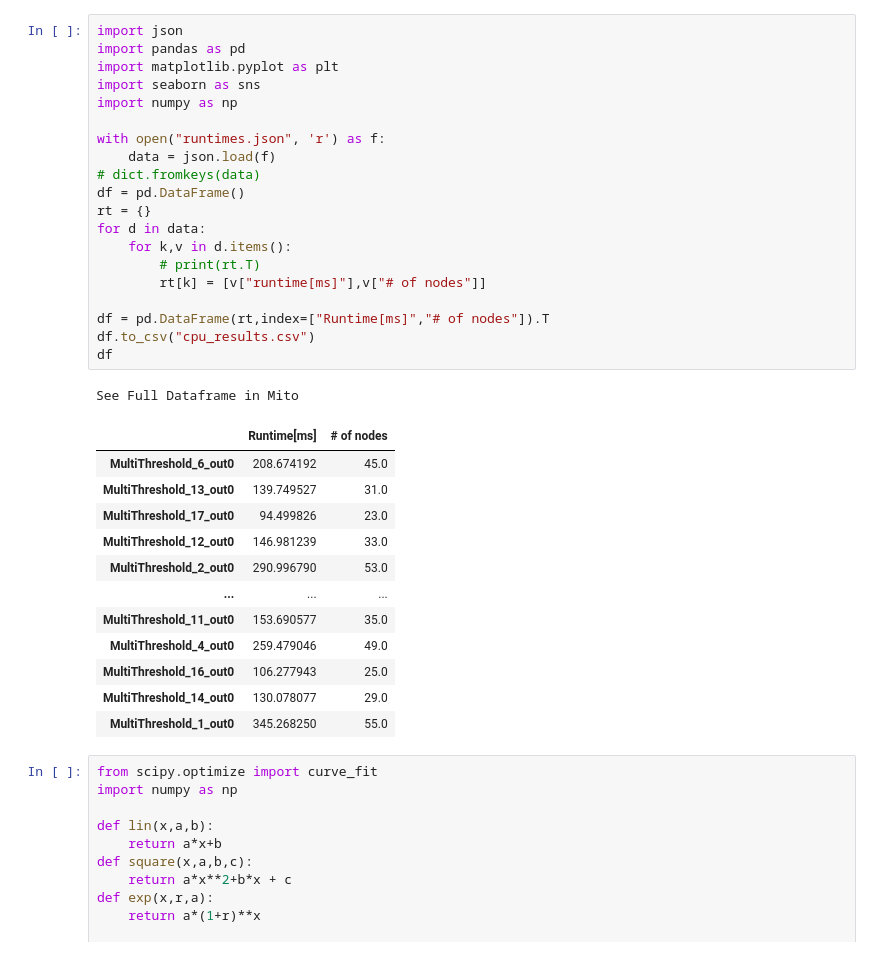
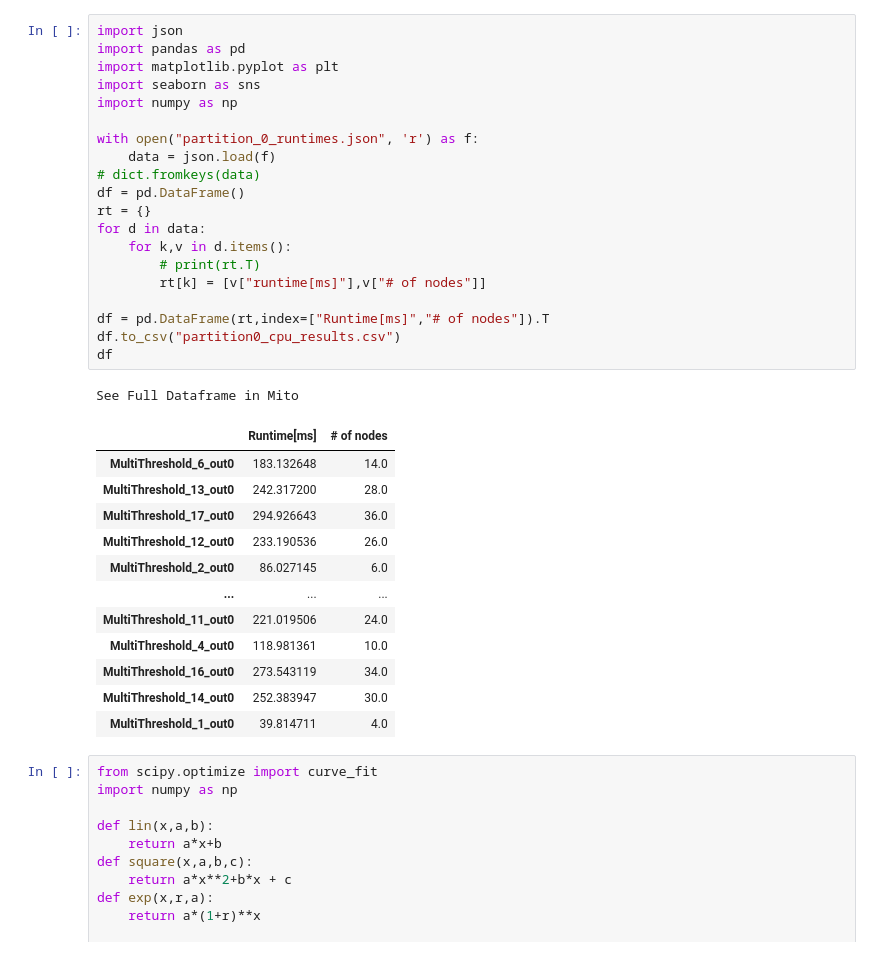
Before and after one commit to patrickgeel/MSC_Git_files, a Jupyter notebook: mobilenet_v1/CPU_testing/analysis.ipynb, the cells around one changed output. Saved outputs shown, nothing was run; the diff lists cells and outputs as text.

Commit message:
results for partition 0 on cpu and fpga

```diff
--- a/mobilenet_v1/CPU_testing/analysis.ipynb
+++ b/mobilenet_v1/CPU_testing/analysis.ipynb
@@ -1,37 +1,37 @@
 # %%
 import json
 import pandas as pd
 import matplotlib.pyplot as plt
 import seaborn as sns
 import numpy as np
 
-with open("runtimes.json", 'r') as f:
+with open("partition_0_runtimes.json", 'r') as f:
     data = json.load(f)
 # dict.fromkeys(data)
 df = pd.DataFrame()
 rt = {}
 for d in data:
     for k,v in d.items():
         # print(rt.T)
         rt[k] = [v["runtime[ms]"],v["# of nodes"]]
 
 df = pd.DataFrame(rt,index=["Runtime[ms]","# of nodes"]).T
-df.to_csv("cpu_results.csv")
+df.to_csv("partition0_cpu_results.csv")
 df
 # %% [output]
 See Full Dataframe in Mito
 |  | Runtime[ms] | # of nodes |
-| MultiThreshold_6_out0 | 208.674192 | 45.0 |
-| MultiThreshold_13_out0 | 139.749527 | 31.0 |
-| MultiThreshold_17_out0 | 94.499826 | 23.0 |
-| MultiThreshold_12_out0 | 146.981239 | 33.0 |
-| MultiThreshold_2_out0 | 290.996790 | 53.0 |
+| MultiThreshold_6_out0 | 183.132648 | 14.0 |
+| MultiThreshold_13_out0 | 242.317200 | 28.0 |
+| MultiThreshold_17_out0 | 294.926643 | 36.0 |
+| MultiThreshold_12_out0 | 233.190536 | 26.0 |
+| MultiThreshold_2_out0 | 86.027145 | 6.0 |
 | ... | ... | ... |
-| MultiThreshold_11_out0 | 153.690577 | 35.0 |
-| MultiThreshold_4_out0 | 259.479046 | 49.0 |
-| MultiThreshold_16_out0 | 106.277943 | 25.0 |
-| MultiThreshold_14_out0 | 130.078077 | 29.0 |
-| MultiThreshold_1_out0 | 345.268250 | 55.0 |
+| MultiThreshold_11_out0 | 221.019506 | 24.0 |
+| MultiThreshold_4_out0 | 118.981361 | 10.0 |
+| MultiThreshold_16_out0 | 273.543119 | 34.0 |
+| MultiThreshold_14_out0 | 252.383947 | 30.0 |
+| MultiThreshold_1_out0 | 39.814711 | 4.0 |
 # %%
 from scipy.optimize import curve_fit
 import numpy as np
```
Also changed, not shown: 6 other files.
